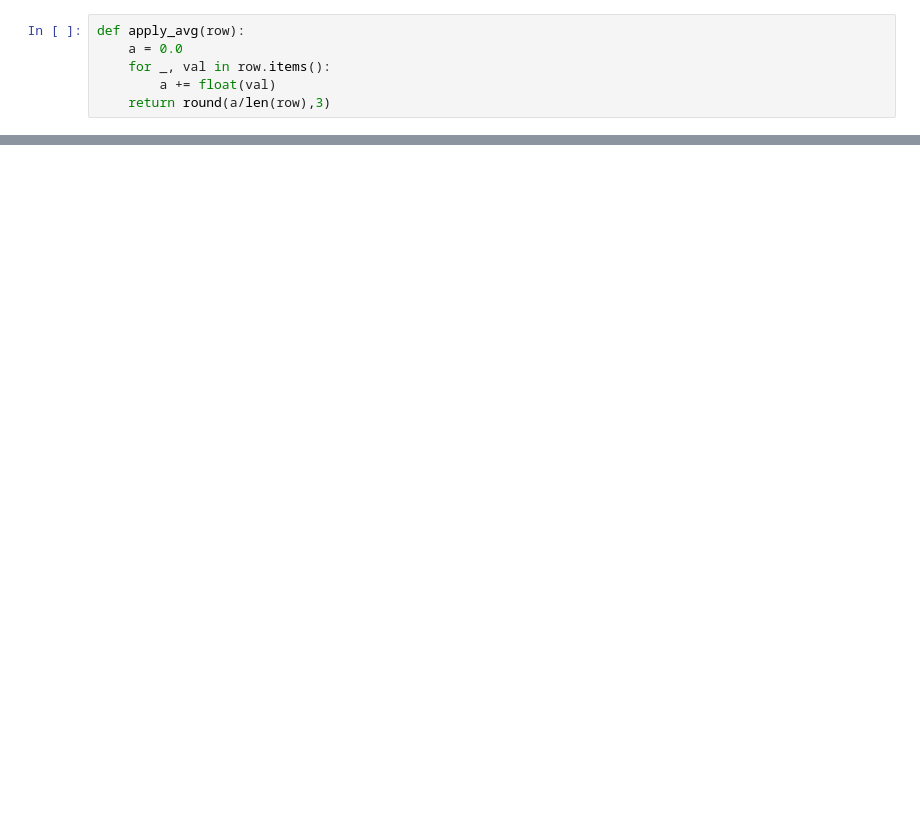
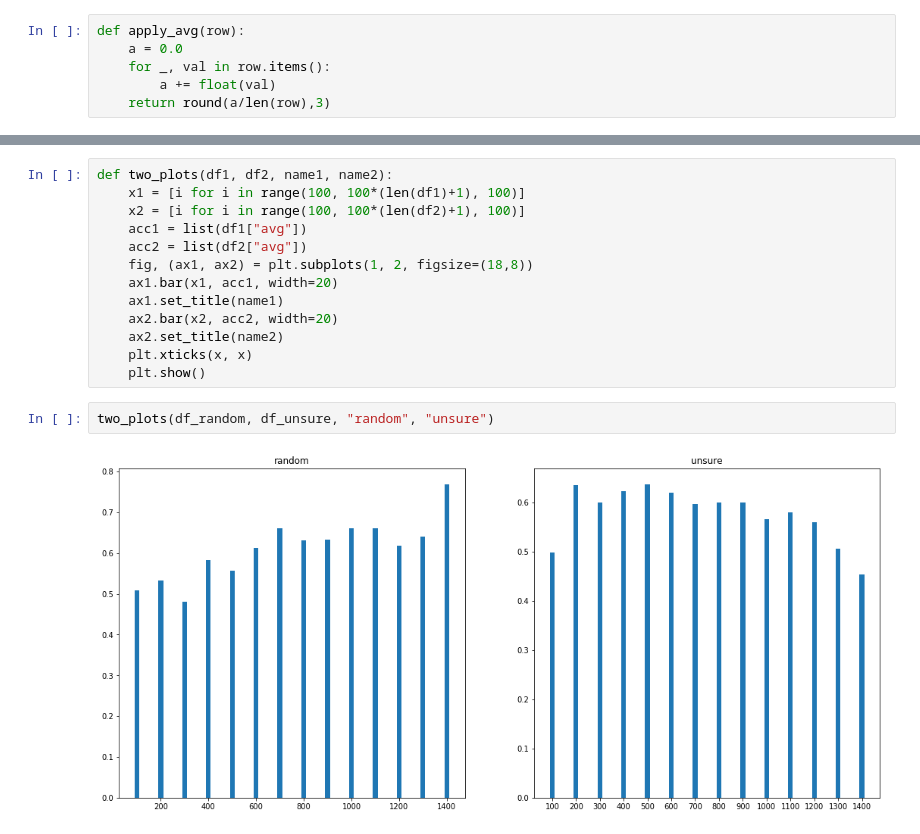
Before and after one commit to geokaragiannis/statchecker, a Jupyter notebook: active_learning_plots.ipynb, the cells around one changed output, grey strips where cells are left out. Saved outputs shown, nothing was run; the diff lists cells and outputs as text; blank space fills up the shorter version.

```diff
--- a/active_learning_plots.ipynb
+++ b/active_learning_plots.ipynb
@@ -64,0 +75,17 @@ df.plot.bar(rot=0, figsize=(18,10))
+# %%
+def two_plots(df1, df2, name1, name2):
+    x1 = [i for i in range(100, 100*(len(df1)+1), 100)]
+    x2 = [i for i in range(100, 100*(len(df2)+1), 100)]
+    acc1 = list(df1["avg"])
+    acc2 = list(df2["avg"])
+    fig, (ax1, ax2) = plt.subplots(1, 2, figsize=(18,8))
+    ax1.bar(x1, acc1, width=20)
+    ax1.set_title(name1)
+    ax2.bar(x2, acc2, width=20)
+    ax2.set_title(name2)
+    plt.xticks(x, x)
+    plt.show()
+# %%
+two_plots(df_random, df_unsure, "random", "unsure")
+# %% [output]
+[figure, added]
```
Also changed, not shown: parts of 24 cells of this notebook.
